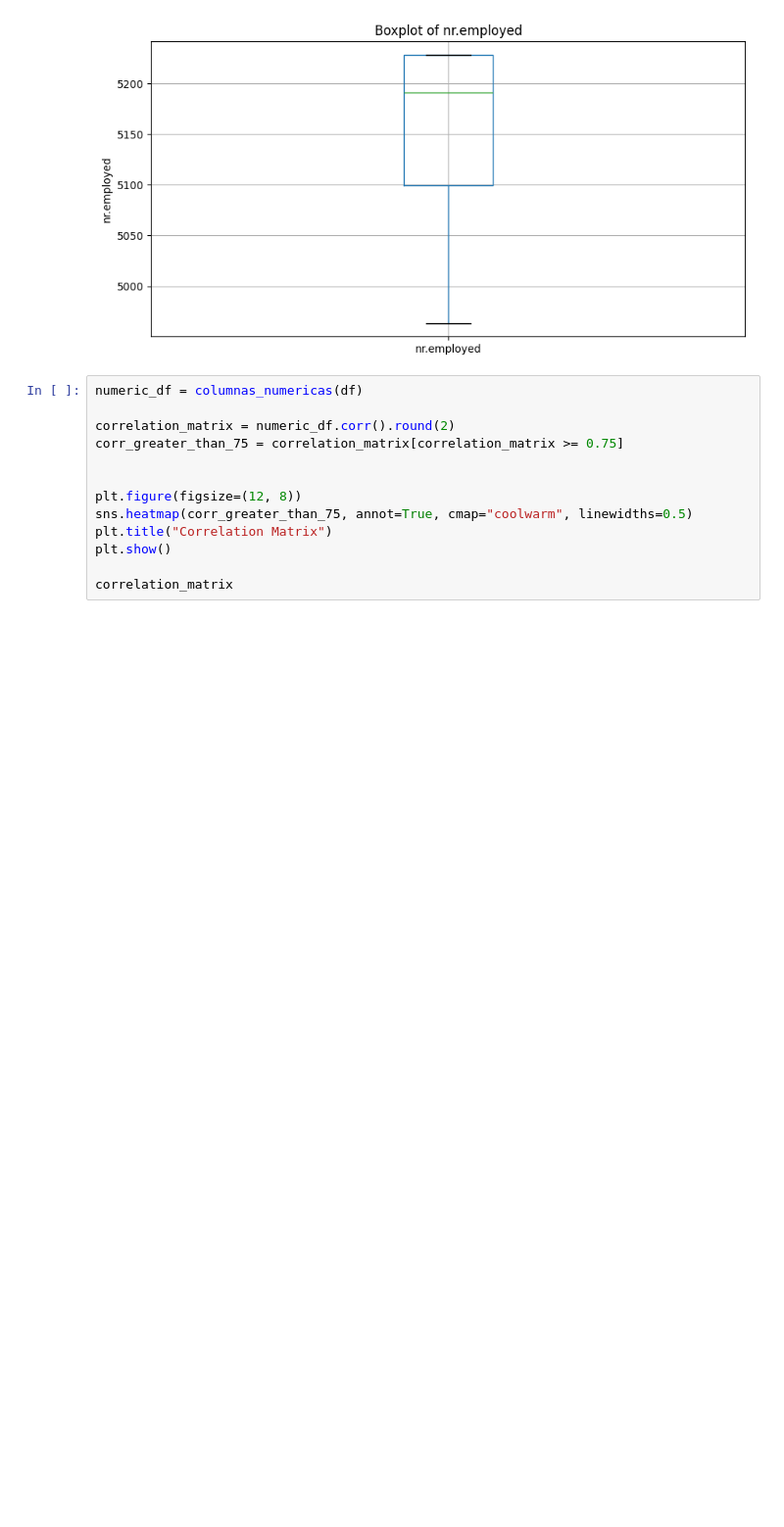
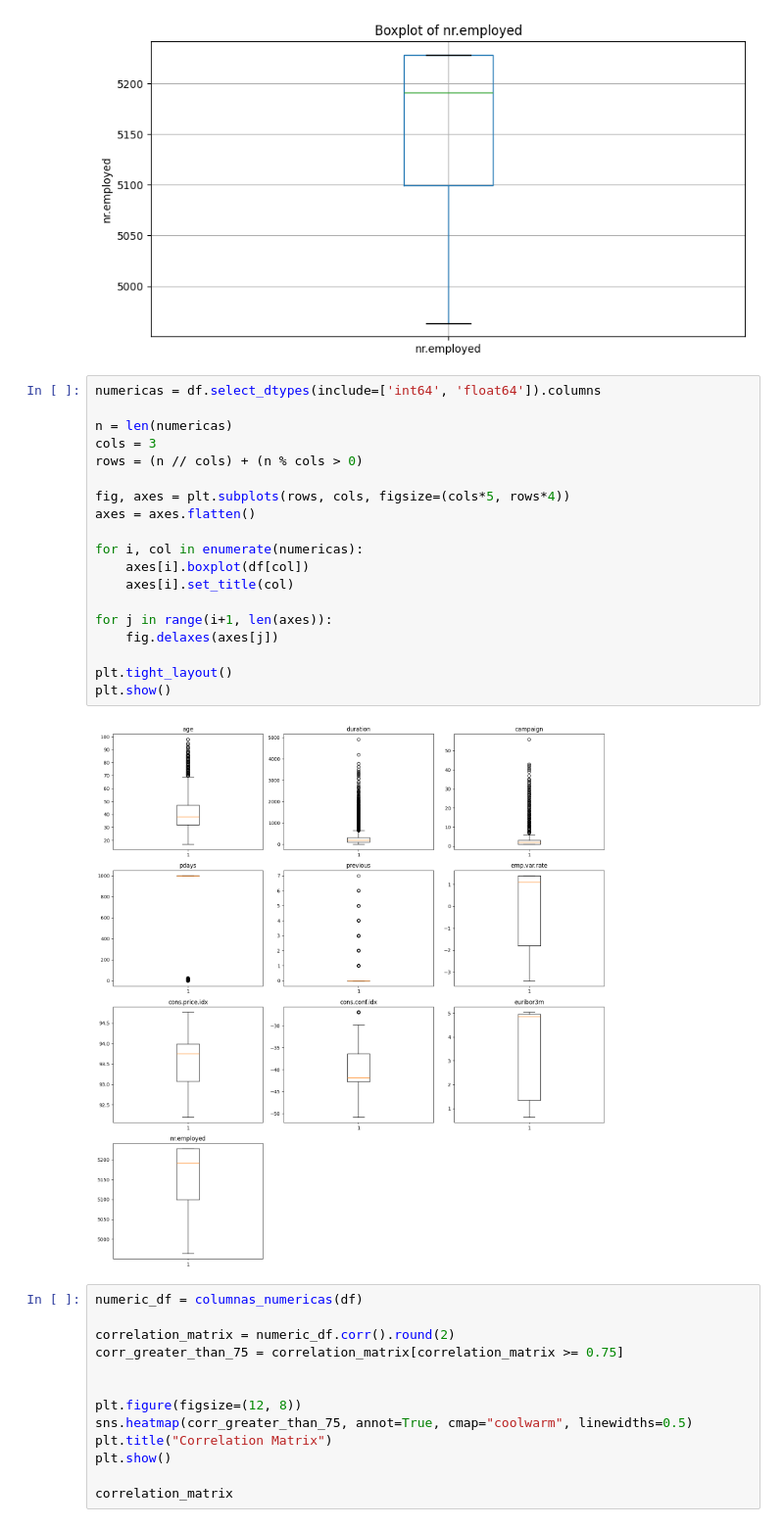
Before and after one commit to ju4n-avendanoa/Diplomado, a Jupyter notebook: Bank_Marketing.ipynb, the cells around one changed output. Shown at 98% size. Saved outputs shown, nothing was run; the diff lists cells and outputs as text; blank space fills up the shorter version.

```diff
--- a/Bank_Marketing.ipynb
+++ b/Bank_Marketing.ipynb
@@ -277,6 +277,27 @@ boxplot_charts(df)
 [figure]
 [figure]
 [figure]
+# %%
+numericas = df.select_dtypes(include=['int64', 'float64']).columns
+
+n = len(numericas)
+cols = 3
+rows = (n // cols) + (n % cols > 0)
+
+fig, axes = plt.subplots(rows, cols, figsize=(cols*5, rows*4))
+axes = axes.flatten()
+
+for i, col in enumerate(numericas):
+    axes[i].boxplot(df[col])
+    axes[i].set_title(col)
+
+for j in range(i+1, len(axes)):
+    fig.delaxes(axes[j])
+
+plt.tight_layout()
+plt.show()
+# %% [output]
+[figure, added]
 # %%
 numeric_df = columnas_numericas(df)
 
```
Also changed, not shown: parts of 4 cells of this notebook.
